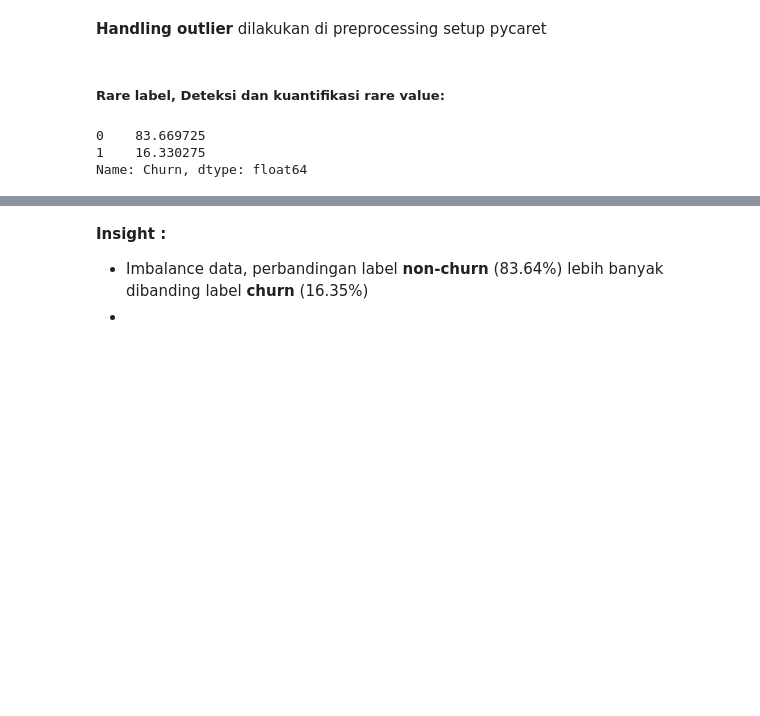
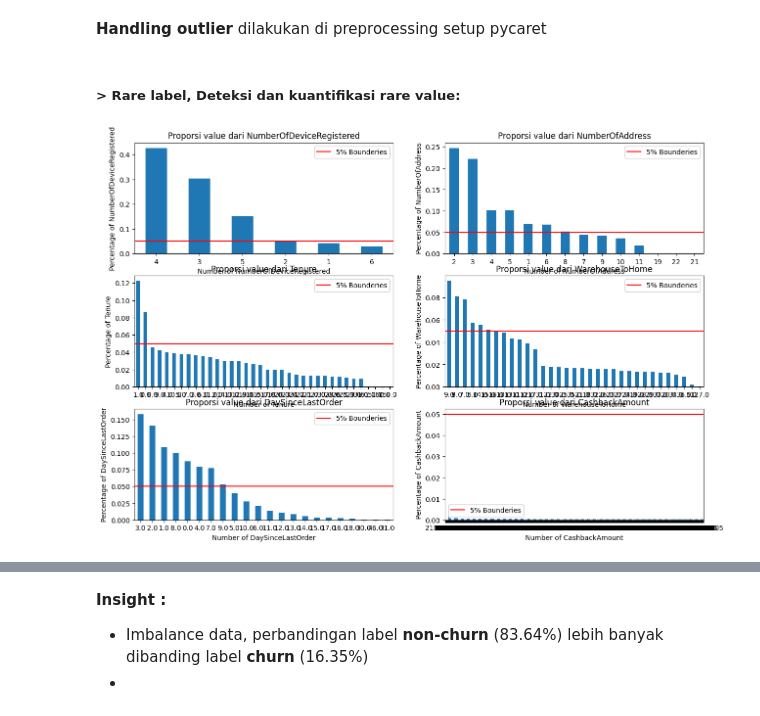
Before and after one commit to fathurizkym/ecommerce_churn_analysis, a Jupyter notebook: notebooks/E-Commerce_Customer_Churn.ipynb, the cells around one changed output, grey strips where cells are left out. Cells and saved outputs as stored; diff of their text form; code cells hidden in the pictures; blank space fills up the shorter version.

```diff
--- a/notebooks/E-Commerce_Customer_Churn.ipynb
+++ b/notebooks/E-Commerce_Customer_Churn.ipynb
@@ -530,6 +540,8 @@ plt.show()
 [figure]
 # %%
 # Melihat lower bound, upper bound, outlier, dan persentase outlier
+
+totalOutlier =0
 for i in range(0, len(contVar)):
     Q1 = df[contVar[i]].quantile(0.25)
     Q3 = df[contVar[i]].quantile(0.75)
@@ -538,8 +550,12 @@ for i in range(0, len(contVar)):
     upper_bound =  Q3 + (1.5 * IQR)
     condition = (df[contVar[i]]< lower_bound) | (df[contVar[i]]> upper_bound)
     outlier = df.loc[condition, contVar[i]].count()
+    totalOutlier+=outlier
     PersentaseOutlier = outlier/df[contVar[i]].count()*100
     print(f"{contVar[i]}\nLower Bound   : {round(lower_bound,2)}\nUpper Bound   : {round(upper_bound,2)}\nJumlah Outlier: {outlier} ({round(PersentaseOutlier,2)}%)\n")
+
+print("==============================")
+print(f"Total outlier: {totalOutlier}\nOutlier dalam dataset: {round((totalOutlier/len(df))*100, 2)}%")
 # %% [output]
 Tenure
 Lower Bound   : -19.0
@@ -568,12 +583,51 @@ __Insight :__
 # %% [markdown]
 **Handling outlier** dilakukan di preprocessing setup pycaret
 # %% [markdown]
-##### **Rare label**, Deteksi dan kuantifikasi rare value:
+##### **> Rare label**, Deteksi dan kuantifikasi rare value:
-# %%
-# Cek target model
-
-(df["Churn"].value_counts(normalize=True) * 100).sort_index()
-# %% [output]
-0    83.669725
-1    16.330275
-Name: Churn, dtype: float64
+# %%
+# kolom 'previous_cancellations', 'booking_changes', 'required_car_parking_spaces', 'total_of_special_requests'
+fig, ((ax1,ax2), (ax3,ax4), (ax5,ax6)) = plt.subplots(nrows=3, ncols=2, figsize=(15,10))
+
+row1 = [ax1,ax2]
+row2 = [ax3,ax4]
+row3 = [ax5,ax6]
+col1 = ["NumberOfDeviceRegistered", "NumberOfAddress"]
+col2 = ["Tenure", "WarehouseToHome"]
+col3 = ["DaySinceLastOrder", "CashbackAmount"]
+title1 = ['Proporsi value dari NumberOfDeviceRegistered','Proporsi value dari NumberOfAddress']
+title2 = ['Proporsi value dari Tenure','Proporsi value dari WarehouseToHome']
+title3 = ['Proporsi value dari DaySinceLastOrder','Proporsi value dari CashbackAmount']
+
+for i in zip(row1, row2, row3, col1, col2, col3, title1, title2, title3):
+    # DataFrame
+    temp_df1 = pd.Series(df[i[3]].value_counts() / len(df)).sort_values(ascending=False).plot(kind='bar', label='', ax=i[0])
+    temp_df2 = pd.Series(df[i[4]].value_counts() / len(df)).sort_values(ascending=False).plot(kind='bar', label='', ax=i[1])
+    temp_df2 = pd.Series(df[i[5]].value_counts() / len(df)).sort_values(ascending=False).plot(kind='bar', label='', ax=i[2])
+    # set title
+    i[0].set_title(i[-3])
+    i[1].set_title(i[-2])
+    i[2].set_title(i[-1])
+    # horizontal line: boundary yang digunakan adalah 5%, di bawah 5% akan diasumsikan sebagai rare value
+    i[0].axhline(y=0.05, color='red', label='5% Bounderies')
+    i[1].axhline(y=0.05, color='red', label='5% Bounderies')
+    i[2].axhline(y=0.05, color='red', label='5% Bounderies')
+    # set x label and its rotation
+    i[0].tick_params(axis='x', labelrotation=360)
+    i[1].tick_params(axis='x', labelrotation=360)
+    i[2].tick_params(axis='x', labelrotation=360)
+    i[0].set_xlabel(f"Number of {i[3]}")
+    i[1].set_xlabel(f"Number of {i[4]}")
+    i[2].set_xlabel(f"Number of {i[5]}")
+    # ylabel
+    i[0].set_ylabel(f'Percentage of {i[3]}')
+    i[1].set_ylabel(f'Percentage of {i[4]}')
+    i[2].set_ylabel(f'Percentage of {i[5]}')
+    # legend
+    i[0].legend()
+    i[1].legend()
+    i[2].legend()
+
+# show graph
+plt.show()
+# %% [output]
+[figure, added]
```
Also changed, not shown: parts of 28 cells of this notebook, 1 other file.
